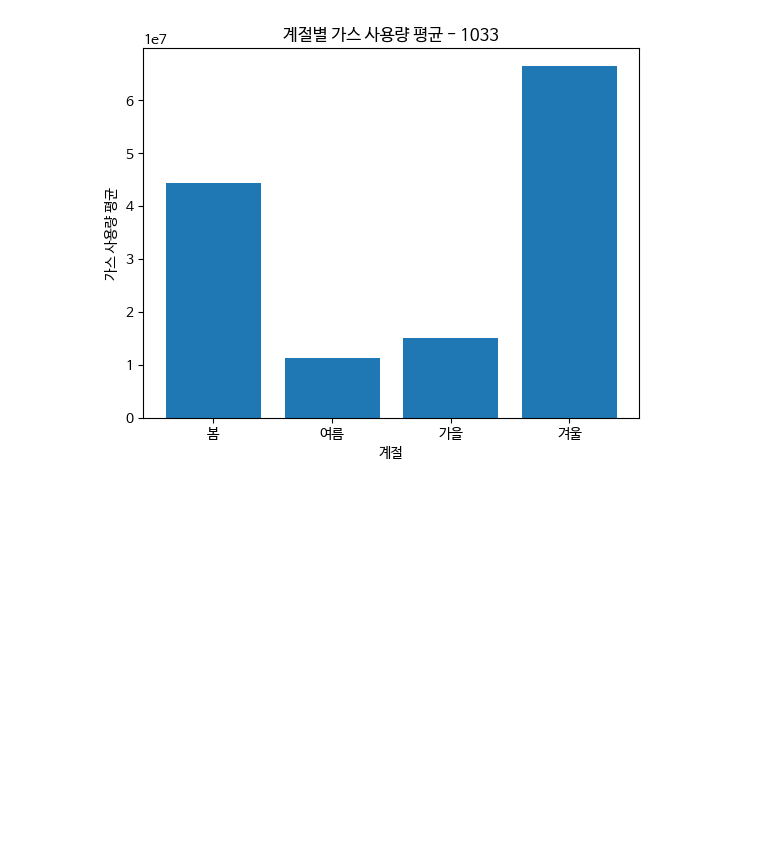
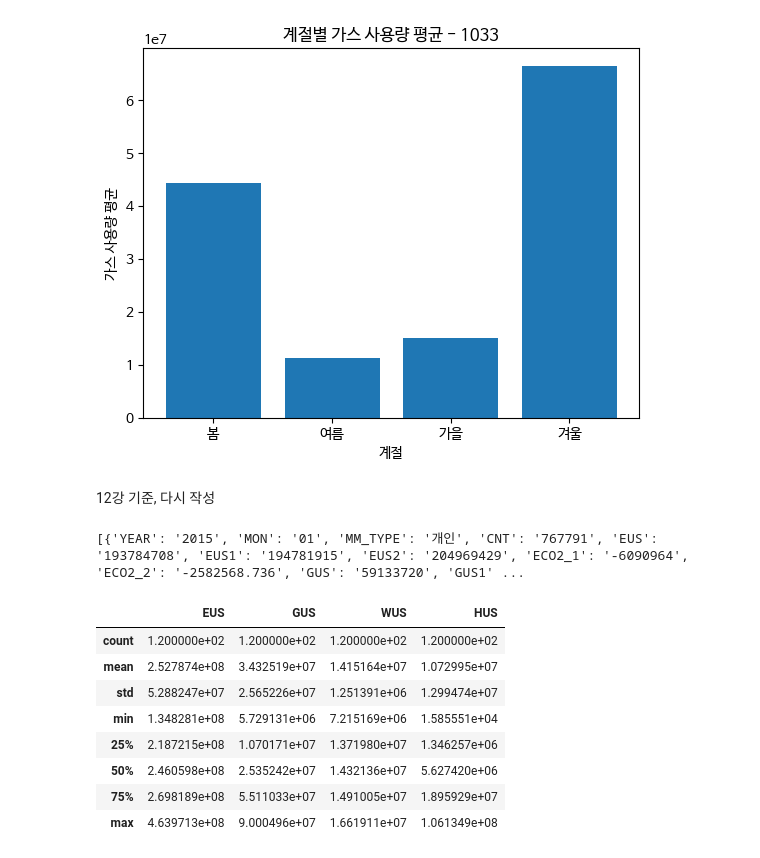
Before and after one commit to kamg2218/Data-Analysis-with-Open-Source, a Jupyter notebook: 오픈소스기반데이터분석_중간과제물.ipynb, the cells around one changed output. Saved outputs shown, nothing was run; the diff lists cells and outputs as text; code cells hidden in the pictures; blank space fills up the shorter version.

```diff
--- a/오픈소스기반데이터분석_중간과제물.ipynb
+++ b/오픈소스기반데이터분석_중간과제물.ipynb
@@ -187,3 +199,63 @@ SEASON
 여름    1.127243e+07
 Name: GUS, dtype: float64
 [figure]
+# %% [markdown]
+12강 기준, 다시 작성
+# %%
+import requests
+import json
+import pandas as pd
+
+api_key = "556d4371416b616d36365368525557"
+base_url = f"http://openapi.seoul.go.kr:8088/{api_key}/json/energyUseDataSummaryInfo/1/1000"
+
+start_year, start_month = 2015, 1
+end_year, end_month = 2024, 12
+
+def month_iter(y1, m1, y2, m2):
+    y, m = y1, m1
+    while (y < y2) or (y == y2 and m <= m2):
+        yield str(y), str(m).zfill(2)
+        m += 1
+        if m == 13:
+            y += 1
+            m = 1
+
+months = [(y,m) for y, m in month_iter(start_year, start_month, end_year, end_month)]
+
+arranged_rows = []
+for y, m in months:
+    url = f"{base_url}/{y}/{m}"
+    response = requests.get(url)
+
+    if response.status_code == 200:
+        result = response.json()
+        rows = result['energyUseDataSummaryInfo']['row']
+        personal_rows = list(filter(lambda x: x['MM_TYPE'] == '개인', rows))
+        arranged_rows.extend(personal_rows)
+    else:
+        print(f"api 호출 실패 : {response.status_code}")
+
+print(arranged_rows)
+# %% [output]
+[{'YEAR': '2015', 'MON': '01', 'MM_TYPE': '개인', 'CNT': '767791', 'EUS': '193784708', 'EUS1': '194781915', 'EUS2': '204969429', 'ECO2_1': '-6090964', 'ECO2_2': '-2582568.736', 'GUS': '59133720', 'GUS1' ...
+# %%
+import pandas as pd
+df = pd.DataFrame(arranged_rows)
+
+for col in ["EUS", "GUS", "WUS", "HUS"]:
+    df[col] = pd.to_numeric(df[col])
+
+df = df[["YEAR", "MON", "EUS", "GUS", "WUS", "HUS"]]
+
+df.describe()
+# %% [output]
+|  | EUS | GUS | WUS | HUS |
+| count | 1.200000e+02 | 1.200000e+02 | 1.200000e+02 | 1.200000e+02 |
+| mean | 2.527874e+08 | 3.432519e+07 | 1.415164e+07 | 1.072995e+07 |
+| std | 5.288247e+07 | 2.565226e+07 | 1.251391e+06 | 1.299474e+07 |
+| min | 1.348281e+08 | 5.729131e+06 | 7.215169e+06 | 1.585551e+04 |
+| 25% | 2.187215e+08 | 1.070171e+07 | 1.371980e+07 | 1.346257e+06 |
+| 50% | 2.460598e+08 | 2.535242e+07 | 1.432136e+07 | 5.627420e+06 |
+| 75% | 2.698189e+08 | 5.511033e+07 | 1.491005e+07 | 1.895929e+07 |
+| max | 4.639713e+08 | 9.000496e+07 | 1.661911e+07 | 1.061349e+08 |
```
Also changed, not shown: parts of 7 cells of this notebook.
